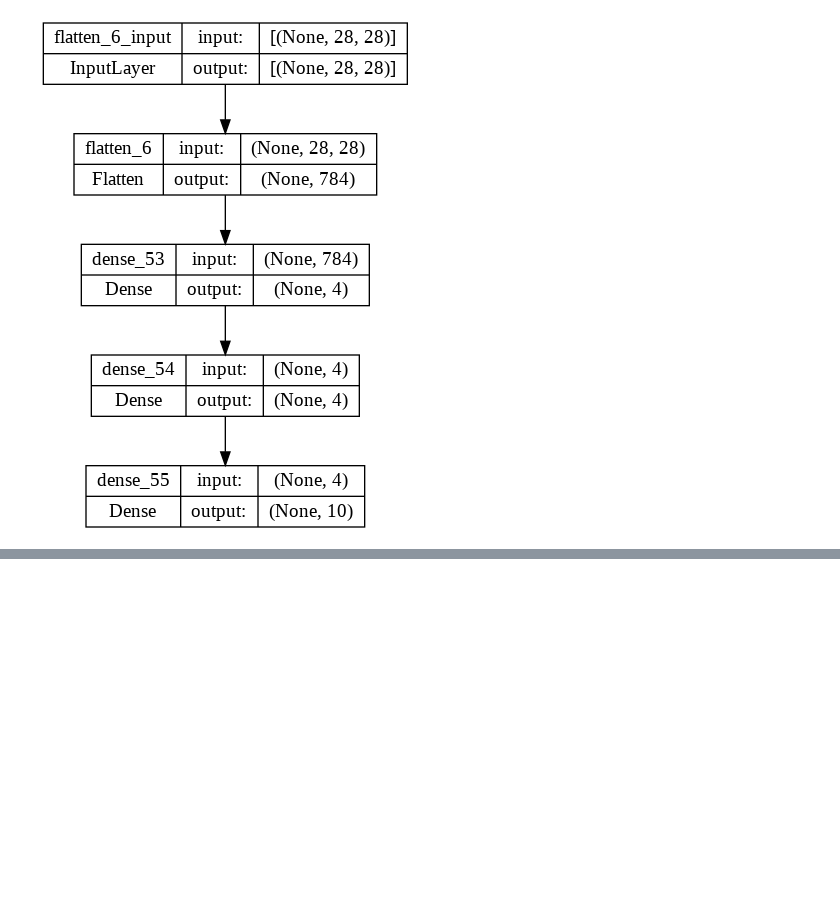
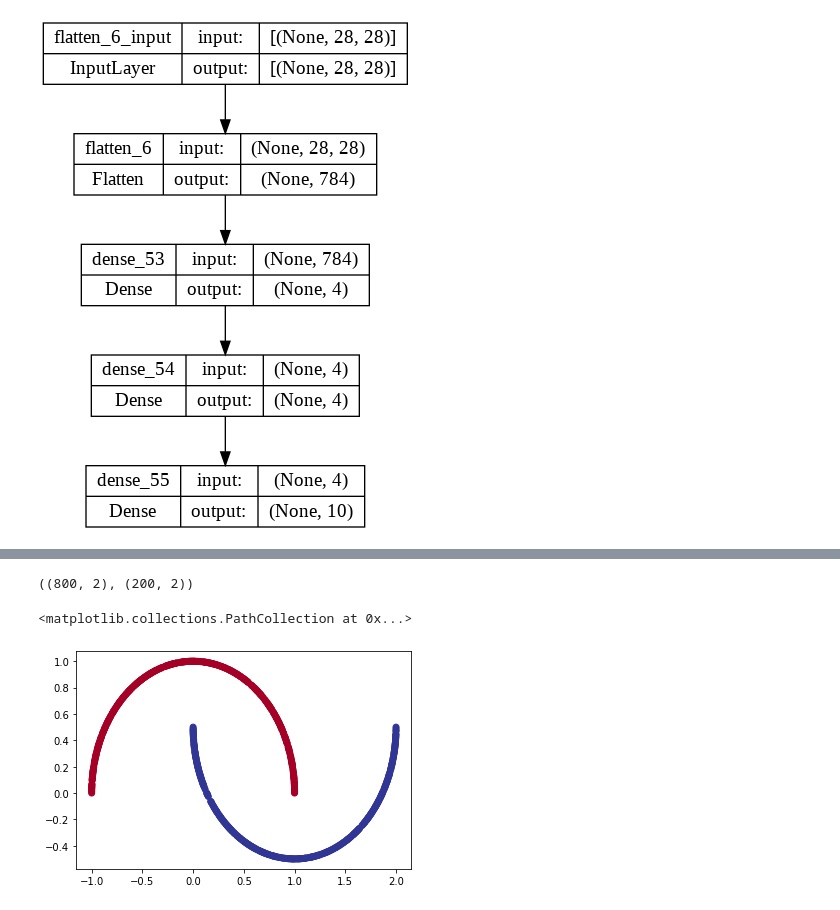
Before and after one commit to 95ImadEL/Tensorflow-basics, a Jupyter notebook: NN_Classification.ipynb, the cells around one changed output, grey strips where cells are left out. Cells and saved outputs as stored; diff of their text form; code cells hidden in the pictures; blank space fills up the shorter version.

```diff
--- a/NN_Classification.ipynb
+++ b/NN_Classification.ipynb
@@ -1115,0 +1158,21 @@ plot_model(model_14, show_shapes=True)
+# %%
+import tensorflow as tf
+from sklearn.datasets import make_moons
+
+n_samples = 1000
+
+X,y = make_moons(n_samples=n_samples, random_state=42)
+# %%
+from sklearn.model_selection import train_test_split
+
+X_train, X_test, y_train, y_test = train_test_split(X, y, test_size=0.2, random_state=42)
+X_train.shape, X_test.shape
+# %% [output]
+((800, 2), (200, 2))
+# %%
+import matplotlib.pyplot as plt
+
+plt.scatter(X_train[:,0],X_train[:,1],c=y_train,cmap="RdYlBu")
+# %% [output]
+<matplotlib.collections.PathCollection at 0x...>
+[figure, added]
```
Also changed, not shown: parts of 6 cells of this notebook.
